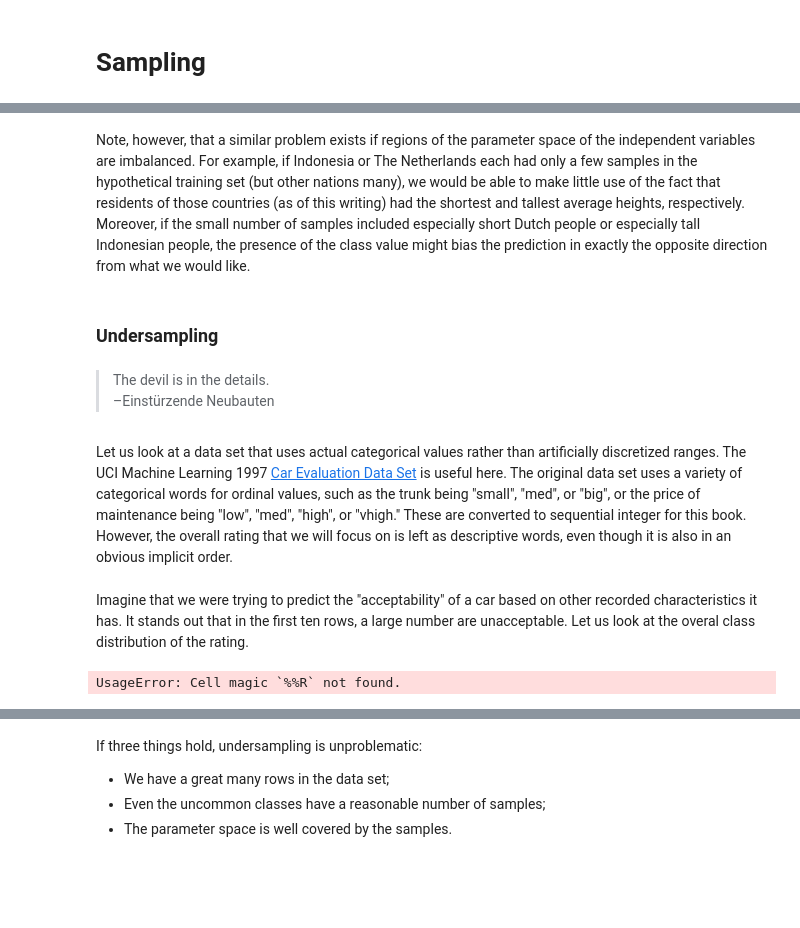
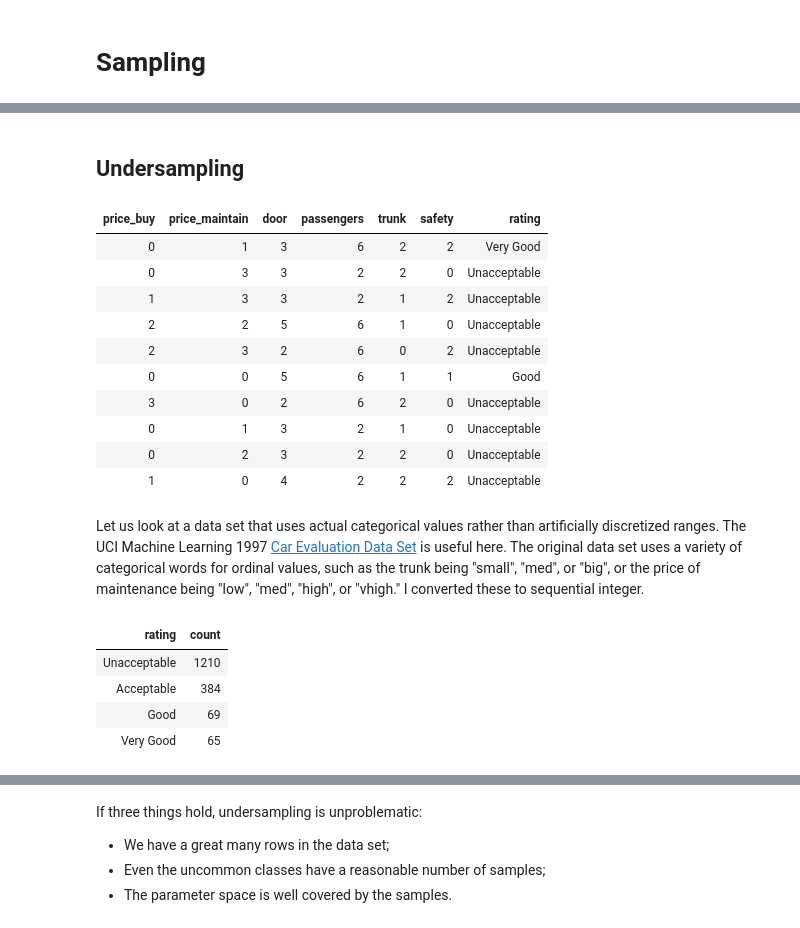
Before and after one commit to DavidMertz/CleaningDataVideo, a Jupyter notebook: Value_Imputation.ipynb, the cells around one changed output, grey strips where cells are left out. Cells and saved outputs as stored; diff of their text form; code cells hidden in the pictures; blank space fills up the shorter version.

```diff
--- a/Value_Imputation.ipynb
+++ b/Value_Imputation.ipynb
@@ -767,8 +767,31 @@ If height were the target we were trying to predict from other features (e.g. nu
-# %% [markdown]
-Note, however, that a similar problem exists if regions of the parameter space of the independent variables are imbalanced.  For example, if Indonesia or The Netherlands each had only a few samples in the hypothetical training set (but other nations many), we would be able to make little use of the fact that residents of those countries (as of this writing) had the shortest and tallest average heights, respectively.  Moreover, if the small number of samples included especially short Dutch people or especially tall Indonesian people, the presence of the class value might bias the prediction in exactly the opposite direction from what we would like.
+# %%
+cars = pl.read_csv(
+    'data/cars.csv',
+    schema=dict(
+        price_buy=pl.Int8,
+        price_maintain=pl.Int8,
+        door=pl.Int8,
+        passengers=pl.Int8,
+        trunk=pl.Int8,
+        safety=pl.Int8,
+        rating=pl.Categorical,
+    ),
+)
 # %% [markdown]
-### Undersampling
+## Undersampling
-# %% [markdown]
-> The devil is in the details.<br/>–Einstürzende Neubauten
+# %%
+GT(cars.sample(10))
+# %% [output]
+| price_buy | price_maintain | door | passengers | trunk | safety | rating |
+| 0 | 1 | 3 | 6 | 2 | 2 | Very Good |
+| 0 | 3 | 3 | 2 | 2 | 0 | Unacceptable |
+| 1 | 3 | 3 | 2 | 1 | 2 | Unacceptable |
+| 2 | 2 | 5 | 6 | 1 | 0 | Unacceptable |
+| 2 | 3 | 2 | 6 | 0 | 2 | Unacceptable |
+| 0 | 0 | 5 | 6 | 1 | 1 | Good |
+| 3 | 0 | 2 | 6 | 2 | 0 | Unacceptable |
+| 0 | 1 | 3 | 2 | 1 | 0 | Unacceptable |
+| 0 | 2 | 3 | 2 | 2 | 0 | Unacceptable |
+| 1 | 0 | 4 | 2 | 2 | 2 | Unacceptable |
 # %% [markdown]
-Let us look at a data set that uses actual categorical values rather than artificially discretized ranges.  The UCI Machine Learning 1997 [Car Evaluation Data Set](https://archive.ics.uci.edu/ml/datasets/Car+Evaluation) is useful here.  The original data set uses a variety of categorical words for ordinal values, such as the trunk being "small", "med", or "big", or the price of maintenance being "low", "med", "high", or "vhigh."  These are converted to sequential integer for this book.  However, the overall rating that we will focus on is left as descriptive words, even though it is also in an obvious implicit order.
+Let us look at a data set that uses actual categorical values rather than artificially discretized ranges.  The UCI Machine Learning 1997 [Car Evaluation Data Set](https://archive.ics.uci.edu/ml/datasets/Car+Evaluation) is useful here.  The original data set uses a variety of categorical words for ordinal values, such as the trunk being "small", "med", or "big", or the price of maintenance being "low", "med", "high", or "vhigh."  I converted these to sequential integer.
@@ -781,8 +798,9 @@ cars
-# %% [markdown]
-Imagine that we were trying to predict the "acceptability" of a car based on other recorded characteristics it has.  It stands out that in the first ten rows, a large number are unacceptable.  Let us look at the overal class distribution of the rating.
-# %%
-%%R
-table(cars$rating)
-# %% [output]
-UsageError: Cell magic `%%R` not found.
+# %%
+GT(cars["rating"].value_counts())
+# %% [output]
+| rating | count |
+| Unacceptable | 1210 |
+| Acceptable | 384 |
+| Good | 69 |
+| Very Good | 65 |
 # %% [markdown]
```
Also changed, not shown: parts of 60 cells of this notebook, 1 other file.
